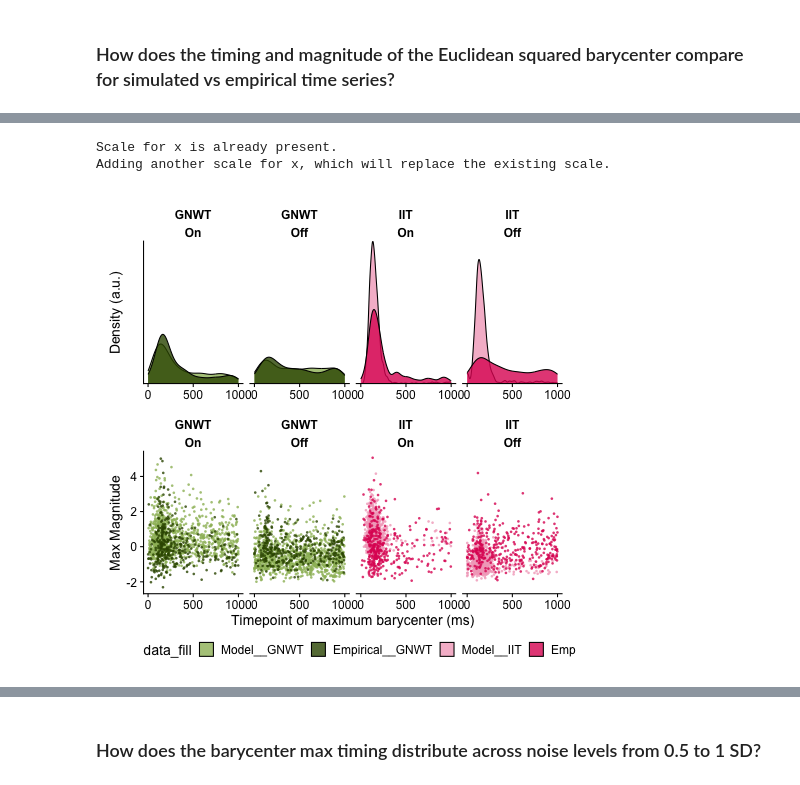
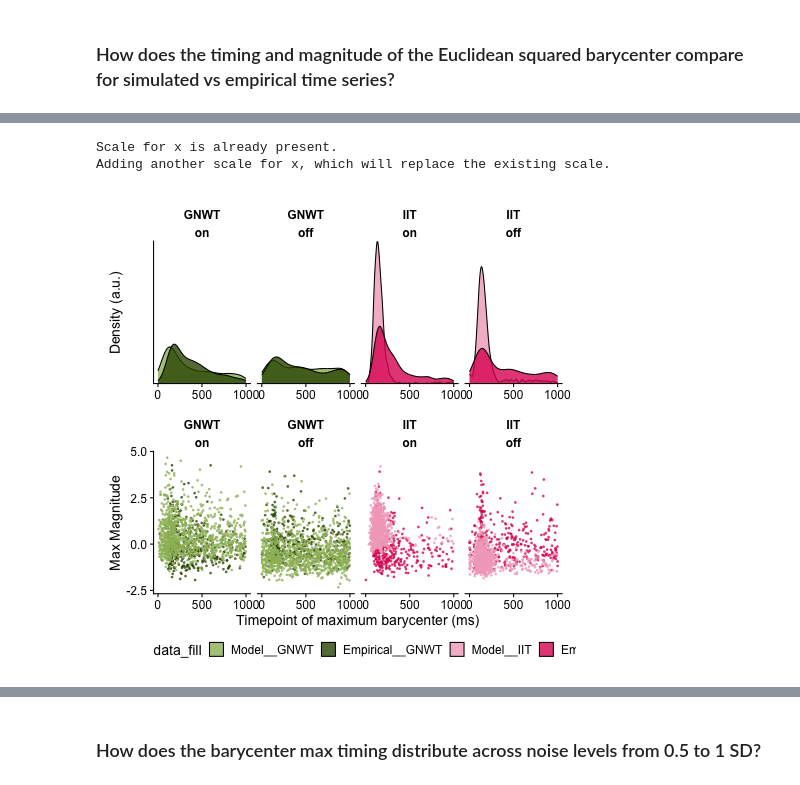
Before and after one commit to anniegbryant/MEG_functional_connectivity, a Jupyter notebook: data_visualization/barycenter_empirical_analysis.ipynb, the cells around one changed output, grey strips where cells are left out. Drawn from its saved outputs; the diff is of its cells as text; code cells hidden in the pictures.

Commit message:
Re-compute barycenter without detrending models

```diff
--- a/data_visualization/barycenter_empirical_analysis.ipynb
+++ b/data_visualization/barycenter_empirical_analysis.ipynb
@@ -470,0 +393,10 @@ all_raw_data_for_comparison, all_abs_data_for_comparison = prep_empirical_model_
+# %%
+all_raw_data_for_comparison = (pd.concat([bary_sq_euclidean_res_averaged_epochs_raw.assign(Data_Type='Empirical'),
+                                         all_model_pyspi_res_bary_sq_euclidean_raw.assign(Data_Type='Model')])
+                                         .query("relevance_type == 'Relevant non-target' | Data_Type == 'Model'")
+)
+
+all_abs_data_for_comparison = (pd.concat([bary_sq_euclidean_res_averaged_epochs_abs.assign(Data_Type='Empirical'),
+                                            all_model_pyspi_res_bary_sq_euclidean_abs.assign(Data_Type='Model')])
+                                         .query("relevance_type == 'Relevant non-target' | Data_Type == 'Model'")
+)
@@ -473,18 +487,17 @@ all_raw_data_for_comparison, all_abs_data_for_comparison = prep_empirical_model_
 # %%
-%%R -i all_raw_data_for_comparison
+%%R -i all_abs_data_for_comparison
 
-bary_max_density_plot <- all_raw_data_for_comparison %>%
+bary_max_density_plot <- all_abs_data_for_comparison %>%
     filter(Data_Type=="Empirical" | Noise==1) %>%
-    mutate(Stim = factor(Stim, levels=c("On", "Off")),
+    mutate(stimulus_presentation = factor(stimulus_presentation, levels=c("on", "off")),
            data_fill = glue("{Data_Type}__{Model}")) %>%
     mutate(data_fill = factor(data_fill, levels=rev(c("Empirical__IIT", "Model__IIT",
                                                       "Empirical__GNWT", "Model__GNWT")))) %>%
-    ggplot(data=., mapping=aes(x=Max_Time, fill=data_fill)) +
+    ggplot(data=., mapping=aes(x=max_time, fill=data_fill)) +
     scale_x_continuous(expand=c(0,0)) +
     scale_y_continuous(expand=c(0,0)) +
     geom_density(alpha=0.8) +
-#     facet_grid(Model ~ Stim, scales="free") +
-    facet_wrap(Model ~ Stim, scales="free_x", nrow=1) +
+    facet_wrap(Model ~ stimulus_presentation, scales="free_x", nrow=1) +
     ylab("Density (a.u.)") +
     xlab("Timepoint of maximum barycenter (ms)") +
     scale_fill_manual(values=c("Empirical__IIT" = "#df2563", "Model__IIT" = "#f3abc3",
@@ -492,37 +505,37 @@ bary_max_density_plot <- all_raw_data_for_comparison %>%
     theme(axis.text.y = element_blank(),
           axis.ticks.y = element_blank(),
           legend.position="bottom",
           strip.background = element_blank(),
             strip.text.x = element_text(face='bold'),
             strip.text.y = element_text(angle=0, face='bold'))
 
-bary_max_scatter_plot <- all_raw_data_for_comparison %>%
+bary_max_scatter_plot <- all_abs_data_for_comparison %>%
     filter(Data_Type=="Empirical" | Noise==1) %>%
-    mutate(Stim = factor(Stim, levels=c("On", "Off")),
+    mutate(stimulus_presentation = factor(stimulus_presentation, levels=c("on", "off")),
            data_fill = glue("{Data_Type}__{Model}")) %>%
     mutate(data_fill = factor(data_fill, levels=rev(c("Empirical__IIT", "Model__IIT",
                                                       "Empirical__GNWT", "Model__GNWT")))) %>%
     group_by(data_fill) %>%
-    mutate(Max_Value_Z = (Max_Value - mean(Max_Value)) / sd(Max_Value)) %>%
-    ggplot(data=., mapping=aes(x=Max_Time, y=Max_Value_Z, color=data_fill)) +
+    mutate(Max_Value_Z = (max - mean(max)) / sd(max)) %>%
+    ggplot(data=., mapping=aes(x=max_time, y=Max_Value_Z, color=data_fill)) +
     geom_point(stroke=0, alpha=0.8, size=1.25) +
-    facet_wrap(Model ~ Stim, scales="free_x", nrow=1) +
+    facet_wrap(Model ~ stimulus_presentation, scales="free_x", nrow=1) +
     scale_color_manual(values=c("Empirical__IIT" = "#df2563", "Model__IIT" = "#f3abc3",
                                "Empirical__GNWT" = "#365400", "Model__GNWT" = "#9cba66"))  +
     ylab("Max Magnitude") +
     xlab("Timepoint of maximum barycenter (ms)")  +
     theme(legend.position="none",
           strip.background = element_blank(),
             strip.text.x = element_text(face='bold'),
             strip.text.y = element_text(angle=0, face='bold'))
 
 wrap_plots(list(bary_max_density_plot, bary_max_scatter_plot), ncol=1) +
       plot_layout(axis_titles = "collect", guides = "collect") &
       theme(legend.position="bottom") &
       scale_x_continuous(breaks=c(0, 500, 1000), limits=c(0, 1000))
 
-# ggsave("../plots/modeling/Model_vs_empirical_barycenter_max_timing.svg", width=8, height=5, units='in', dpi=300)
+# ggsave("../plots/modeling/Model_vs_empirical_barycenter_max_timing_abs_value.svg", width=8, height=5, units='in', dpi=300)
 # %% [output]
 Scale for x is already present.
 Adding another scale for x, which will replace the existing scale.
-[figure, old version]
+[figure, new version]
```
Also changed, not shown: parts of 14 cells of this notebook, 41 other files.
